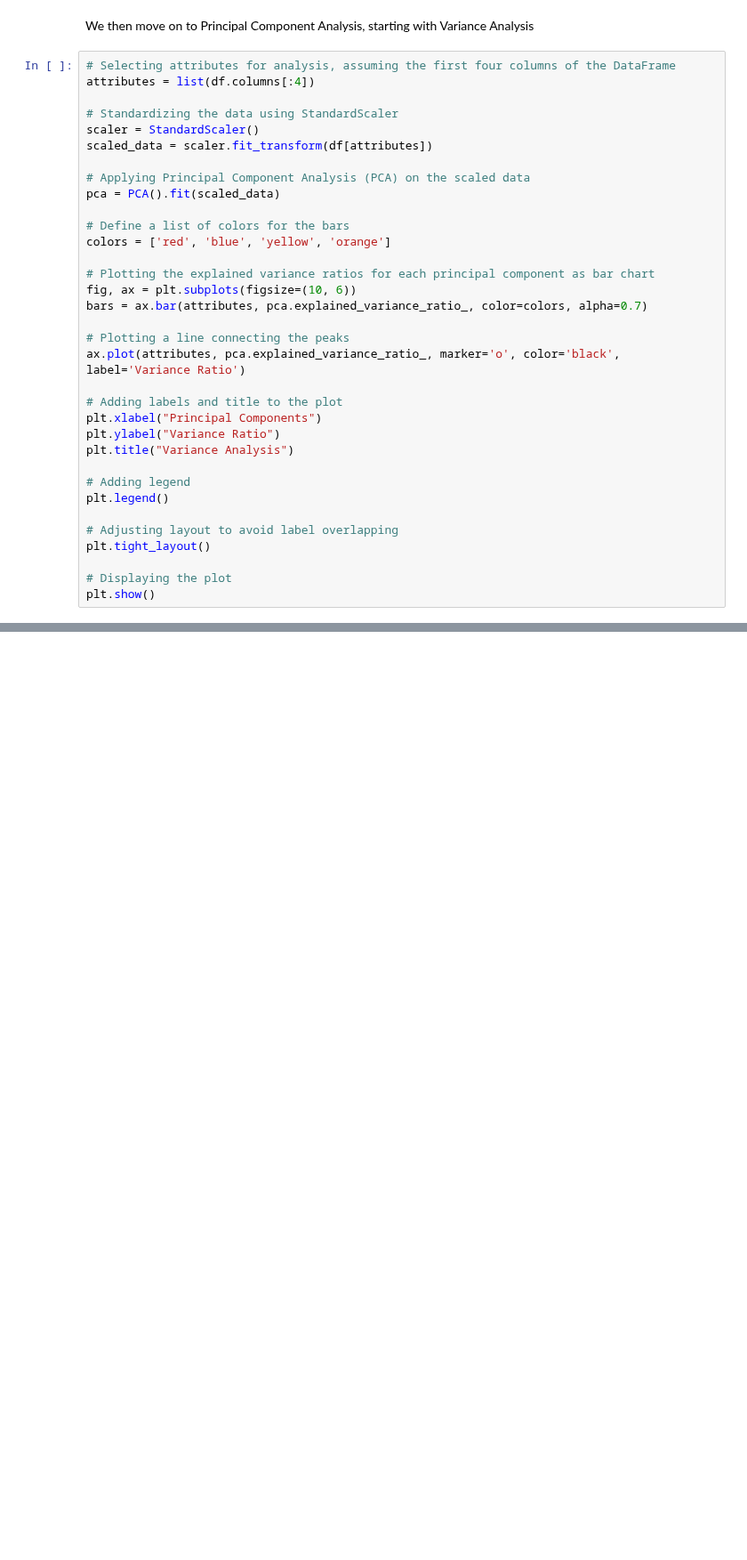
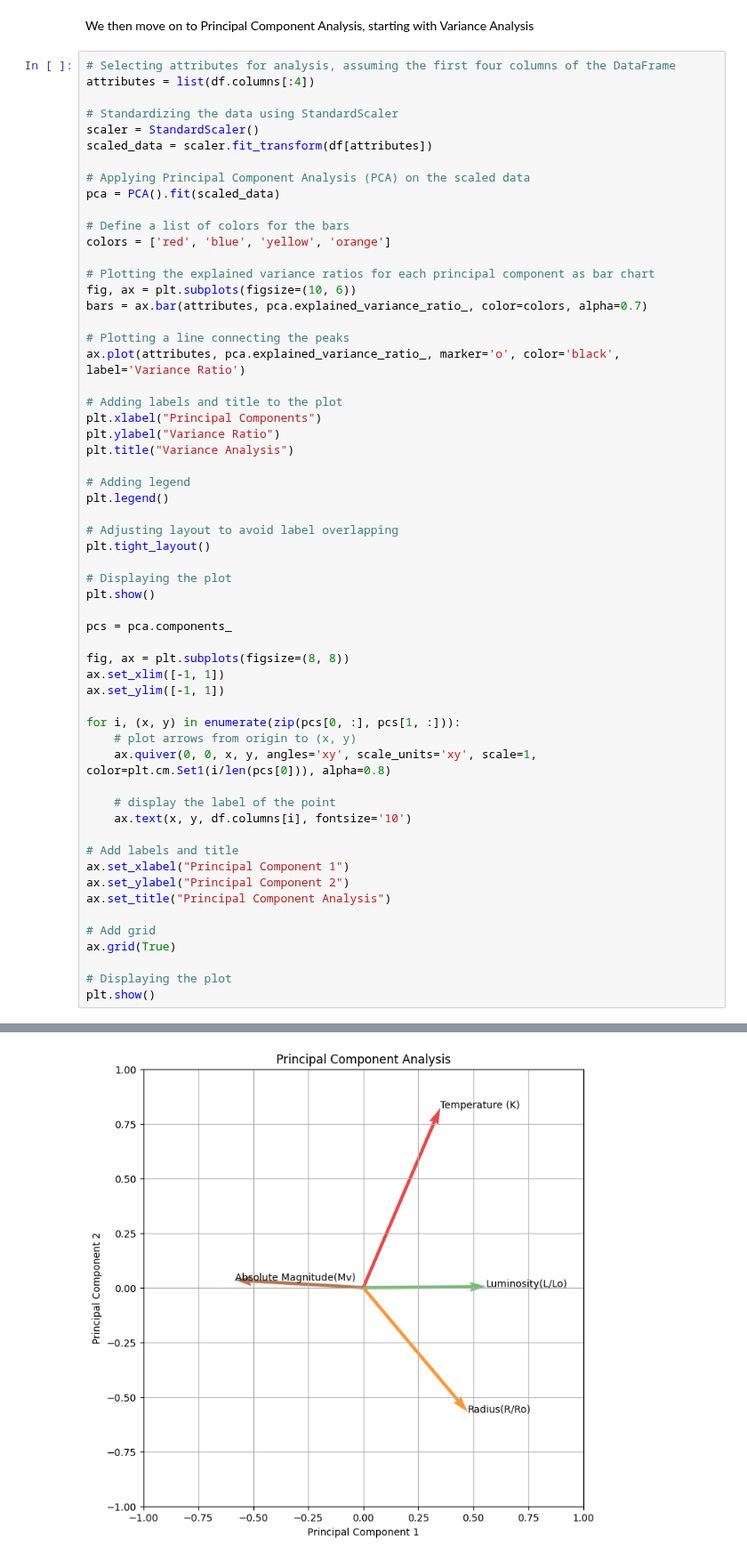
Before and after one commit to andreamoleri/StarryNight, a Jupyter notebook: Delivery/StarryNight.ipynb, the cells around one changed output, grey strips where cells are left out. Shown at 89% size. Cells and saved outputs as stored; diff of their text form; blank space fills up the shorter version.

Commit message:
Added Variance Analysis Secondary Plot

```diff
--- a/Delivery/StarryNight.ipynb
+++ b/Delivery/StarryNight.ipynb
@@ -194,33 +194,58 @@ scaler = StandardScaler()
 scaled_data = scaler.fit_transform(df[attributes])
 
 # Applying Principal Component Analysis (PCA) on the scaled data
 pca = PCA().fit(scaled_data)
 
 # Define a list of colors for the bars
 colors = ['red', 'blue', 'yellow', 'orange']
 
 # Plotting the explained variance ratios for each principal component as bar chart
 fig, ax = plt.subplots(figsize=(10, 6))
 bars = ax.bar(attributes, pca.explained_variance_ratio_, color=colors, alpha=0.7)
 
 # Plotting a line connecting the peaks
 ax.plot(attributes, pca.explained_variance_ratio_, marker='o', color='black', label='Variance Ratio')
 
 # Adding labels and title to the plot
 plt.xlabel("Principal Components")
 plt.ylabel("Variance Ratio")
 plt.title("Variance Analysis")
 
 # Adding legend
 plt.legend()
 
 # Adjusting layout to avoid label overlapping
 plt.tight_layout()
 
 # Displaying the plot
 plt.show()
+
+pcs = pca.components_
+
+fig, ax = plt.subplots(figsize=(8, 8))
+ax.set_xlim([-1, 1])
+ax.set_ylim([-1, 1])
+
+for i, (x, y) in enumerate(zip(pcs[0, :], pcs[1, :])):
+    # plot arrows from origin to (x, y)
+    ax.quiver(0, 0, x, y, angles='xy', scale_units='xy', scale=1, color=plt.cm.Set1(i/len(pcs[0])), alpha=0.8)
+
+    # display the label of the point
+    ax.text(x, y, df.columns[i], fontsize='10')
+
+# Add labels and title
+ax.set_xlabel("Principal Component 1")
+ax.set_ylabel("Principal Component 2")
+ax.set_title("Principal Component Analysis")
+
+# Add grid
+ax.grid(True)
+
+# Displaying the plot
+plt.show()
 # %% [output]
 [figure]
+[figure, added]
 # %% [markdown]
 ### Variance Analysis Considerations
 - **Temperature $(K)$:** a Variance Ratio of approximately $0.6$ indicates a moderate variance compared to the reference population. This may suggest that stellar temperatures in the dataset are relatively homogeneous, but there are still significant differences.
```
